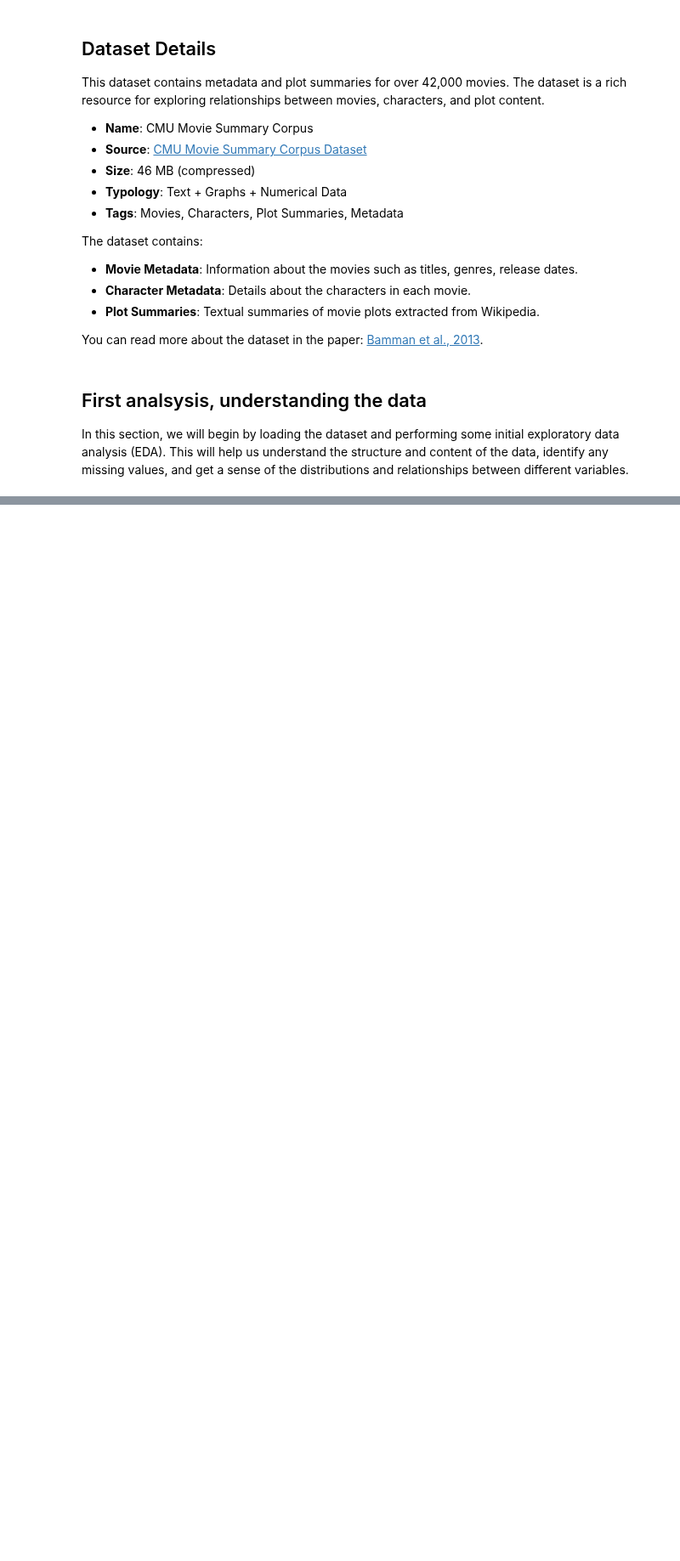
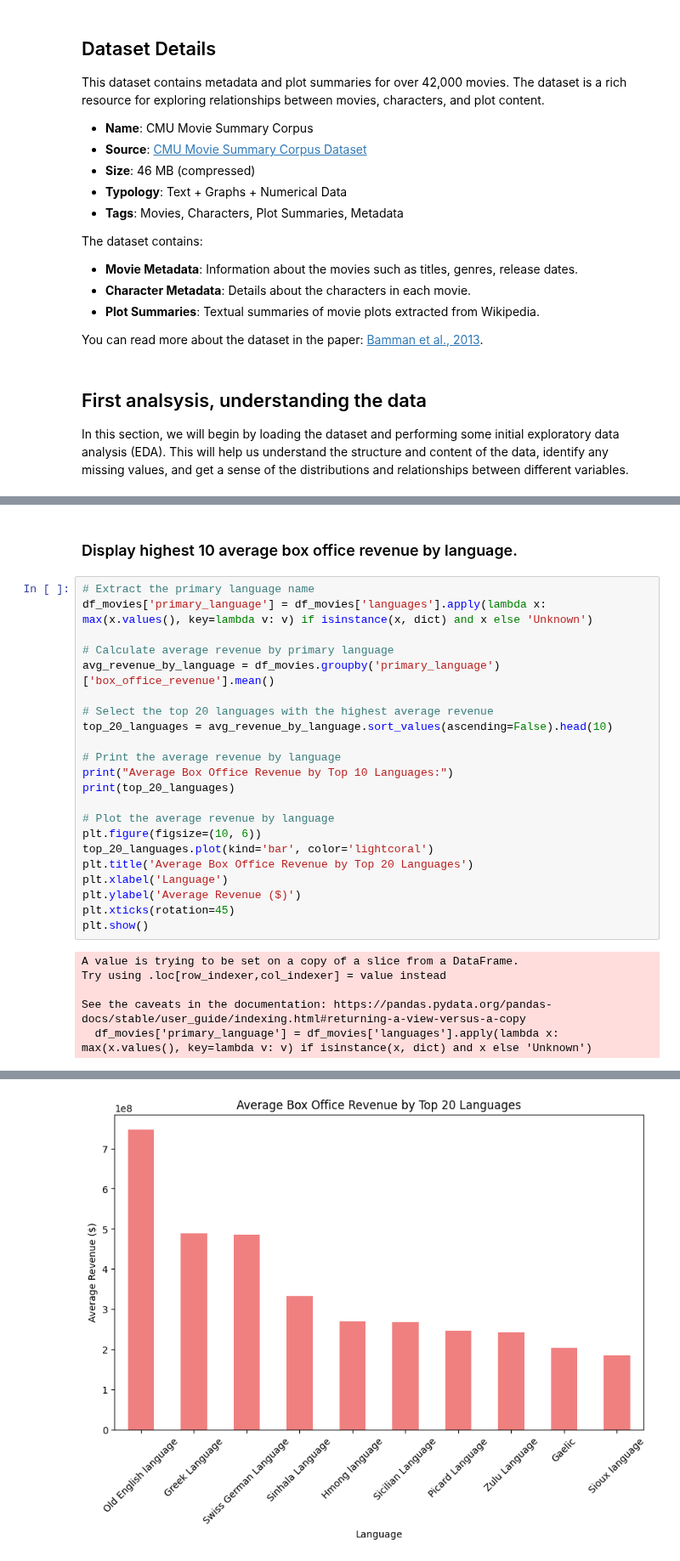
Before and after one commit to epfl-ada/ada-2024-project-awesometeam2024, a Jupyter notebook: results.ipynb, the cells around one changed output, grey strips where cells are left out. Shown at 85% size. Cells and saved outputs as stored; diff of their text form; blank space fills up the shorter version.

```diff
--- a/results.ipynb
+++ b/results.ipynb
@@ -199,0 +474,30 @@ df_movies.sample(5)
+# %% [markdown]
+### Display highest 10 average box office revenue by language.
+# %%
+# Extract the primary language name
+df_movies['primary_language'] = df_movies['languages'].apply(lambda x: max(x.values(), key=lambda v: v) if isinstance(x, dict) and x else 'Unknown')
+
+# Calculate average revenue by primary language
+avg_revenue_by_language = df_movies.groupby('primary_language')['box_office_revenue'].mean()
+
+# Select the top 20 languages with the highest average revenue
+top_20_languages = avg_revenue_by_language.sort_values(ascending=False).head(10)
+
+# Print the average revenue by language
+print("Average Box Office Revenue by Top 10 Languages:")
+print(top_20_languages)
+
+# Plot the average revenue by language
+plt.figure(figsize=(10, 6))
+top_20_languages.plot(kind='bar', color='lightcoral')
+plt.title('Average Box Office Revenue by Top 20 Languages')
+plt.xlabel('Language')
+plt.ylabel('Average Revenue ($)')
+plt.xticks(rotation=45)
+plt.show()
+# %% [output]
+A value is trying to be set on a copy of a slice from a DataFrame.
+Try using .loc[row_indexer,col_indexer] = value instead
+
+See the caveats in the documentation: https://pandas.pydata.org/pandas-docs/stable/user_guide/indexing.html#returning-a-view-versus-a-copy
+  df_movies['primary_language'] = df_movies['languages'].apply(lambda x: max(x.values(), key=lambda v: v) if isinstance(x, dict) and x else 'Unknown')
@@ -199,0 +517 @@ df_movies.sample(5)
+[figure, added]
```
Also changed, not shown: parts of 17 cells of this notebook, 6 other files.
